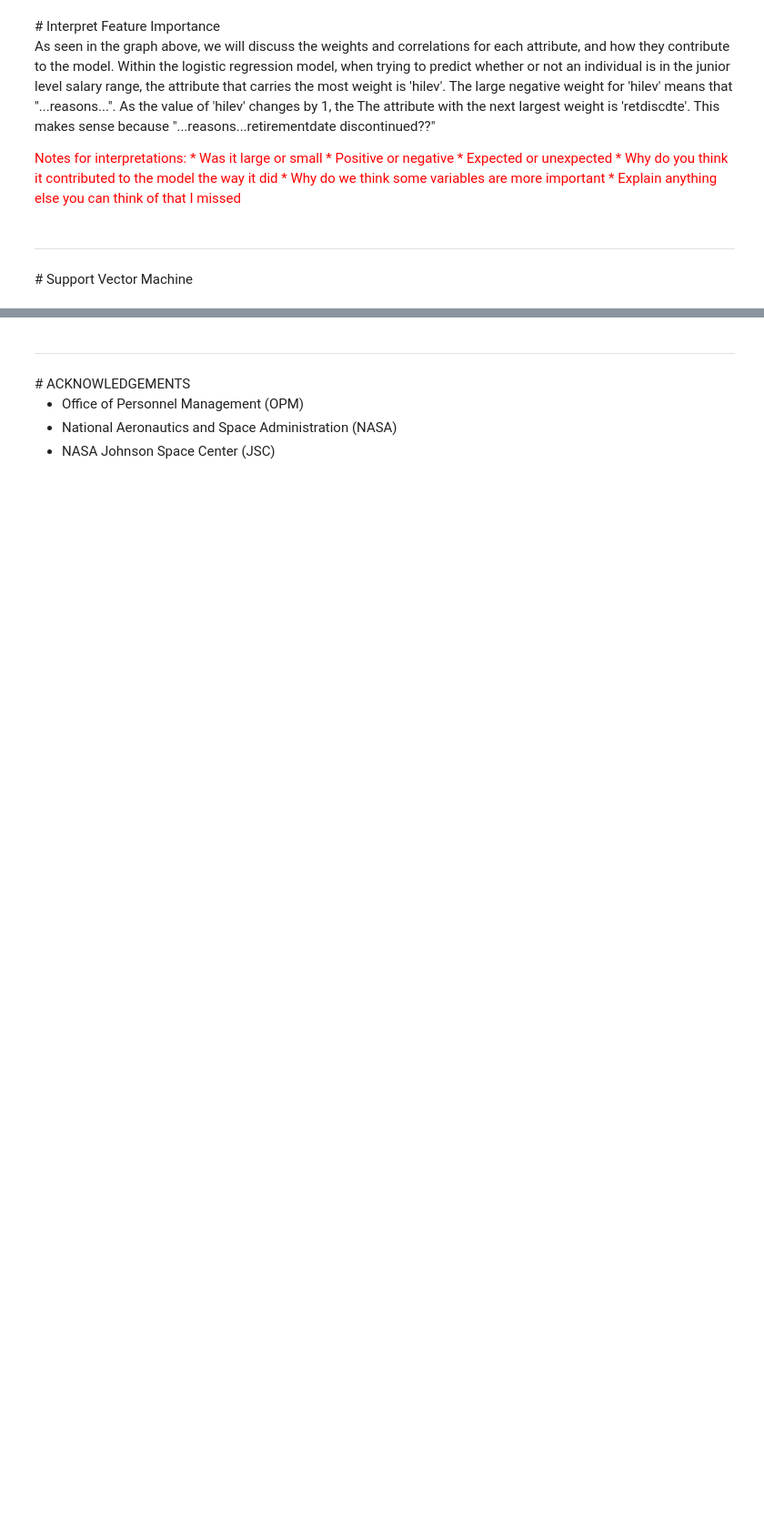
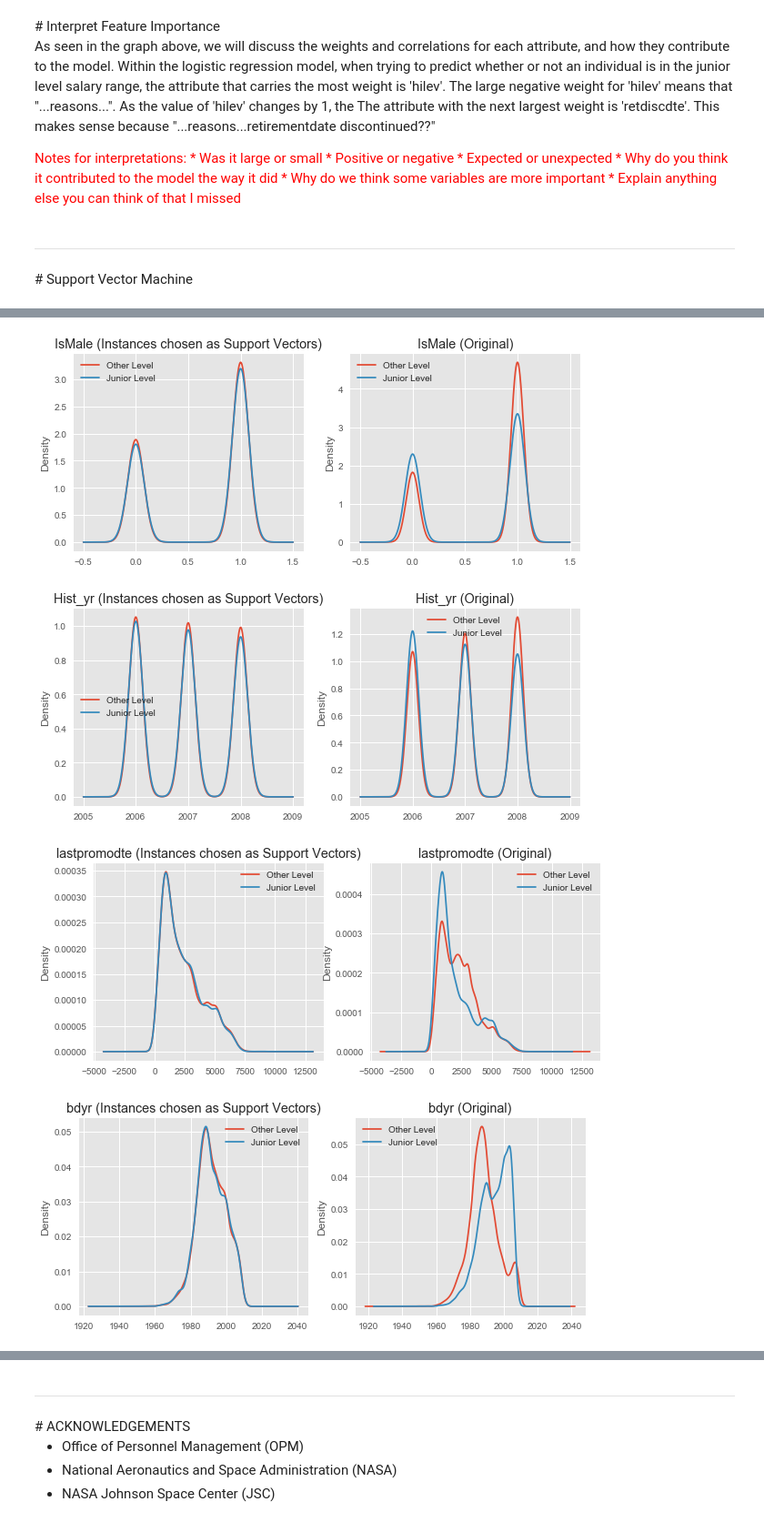
Before and after one commit to wkerneck/DataMiningClass, a Jupyter notebook: 7331_Data_Mining_Mini_Lab_RESUBMISSION.ipynb, the cells around one changed output, grey strips where cells are left out. Shown at 91% size. Cells and saved outputs as stored; diff of their text form; code cells hidden in the pictures; blank space fills up the shorter version.

```diff
--- a/7331_Data_Mining_Mini_Lab_RESUBMISSION.ipynb
+++ b/7331_Data_Mining_Mini_Lab_RESUBMISSION.ipynb
@@ -658,0 +683,8 @@ The datasets we were working with was clearly classified. Binary groups were exp
+# %%
+df_tested_on = DF_Reg2.iloc[train_indices] # saved from above, the indices chosen for training
+# now get the support vectors from the trained model
+df_support = df_tested_on.iloc[svm_clf.support_,:]
+
+df_support['salary_range_Jr_Level'] = y[svm_clf.support_] # add back in the 'salary_range_Jr_Level' Column to the pandas dataframe
+DF_Reg2['salary_range_Jr_Level'] = y # also add it back in for the original data
+df_support.info()
@@ -658,0 +713,29 @@ The datasets we were working with was clearly classified. Binary groups were exp
+# %%
+# now lets see the statistics of these attributes
+from pandas.tools.plotting import boxplot
+
+# group the original data and the support vectors
+df_grouped_support = df_support.groupby(['salary_range_Jr_Level'])
+df_grouped = DF_Reg2.groupby(['salary_range_Jr_Level'])
+
+# plot KDE of Different variables
+vars_to_plot = ['IsMale', 'Hist_yr', 'lastpromodte', 'bdyr', 'time_in_grade', 'hiyr', 'retdiscdte', 'retpot', 'age', 'experience', 'service' ]
+
+for v in vars_to_plot:
+    plt.figure(figsize=(10,4))
+    # plot support vector stats
+    plt.subplot(1,2,1)
+    ax = df_grouped_support[v].plot.kde()
+    plt.legend(['Other Level','Junior Level'])
+    plt.title(v+' (Instances chosen as Support Vectors)')
+
+    # plot original distributions
+    plt.subplot(1,2,2)
+    ax = df_grouped[v].plot.kde()
+    plt.legend(['Other Level','Junior Level'])
+    plt.title(v+' (Original)')
+# %% [output]
+[figure, added]
+[figure, added]
+[figure, added]
+[figure, added]
```
Also changed, not shown: parts of 18 cells of this notebook.
